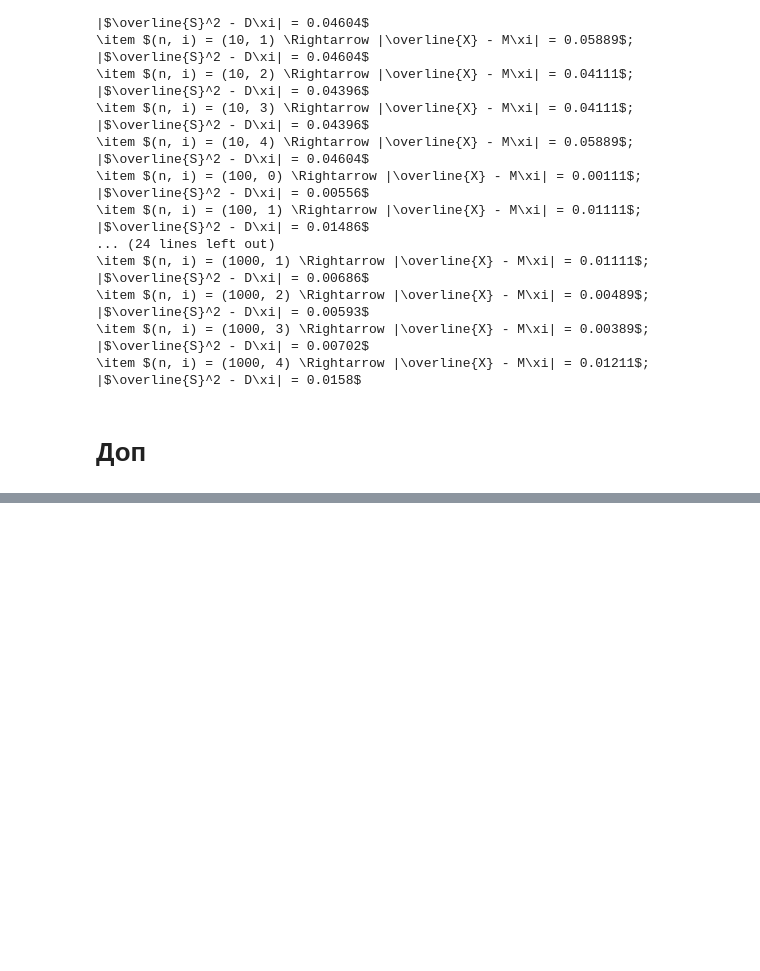
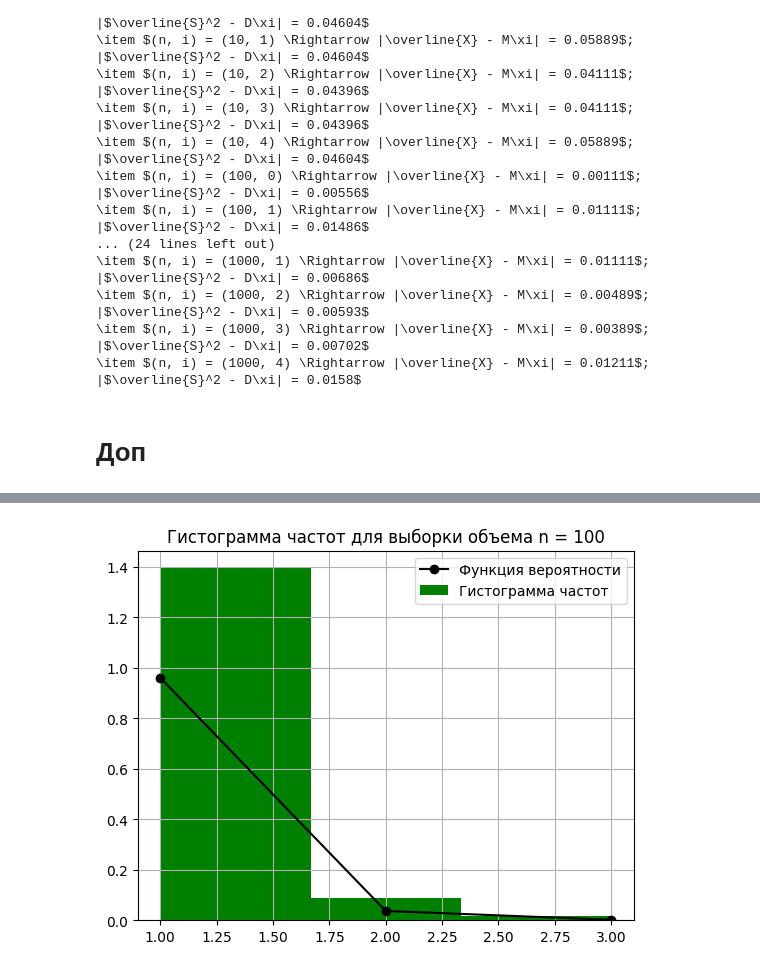
Before and after one commit to Daniel1871/Mathematical_Statistics, a Jupyter notebook: MS_HW2_discrete.ipynb, the cells around one changed output, grey strips where cells are left out. Cells and saved outputs as stored; diff of their text form; code cells hidden in the pictures; blank space fills up the shorter version.

```diff
--- a/MS_HW2_discrete.ipynb
+++ b/MS_HW2_discrete.ipynb
@@ -268,0 +269,4 @@ plt.show()
+# %%
+plot_hist(100, 3)
+# %% [output]
+[figure, added]
```
Also changed, not shown: parts of 13 cells of this notebook.
